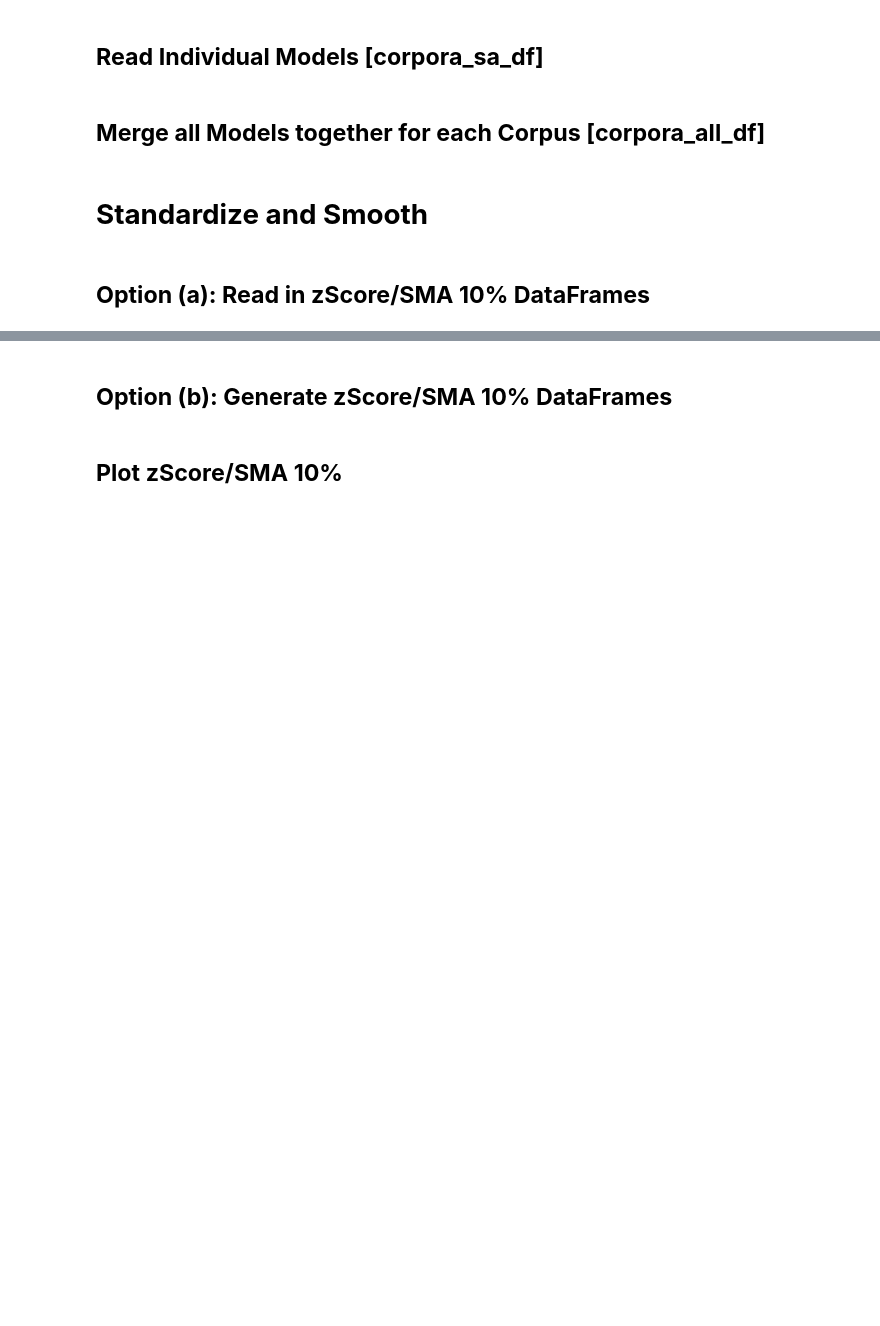
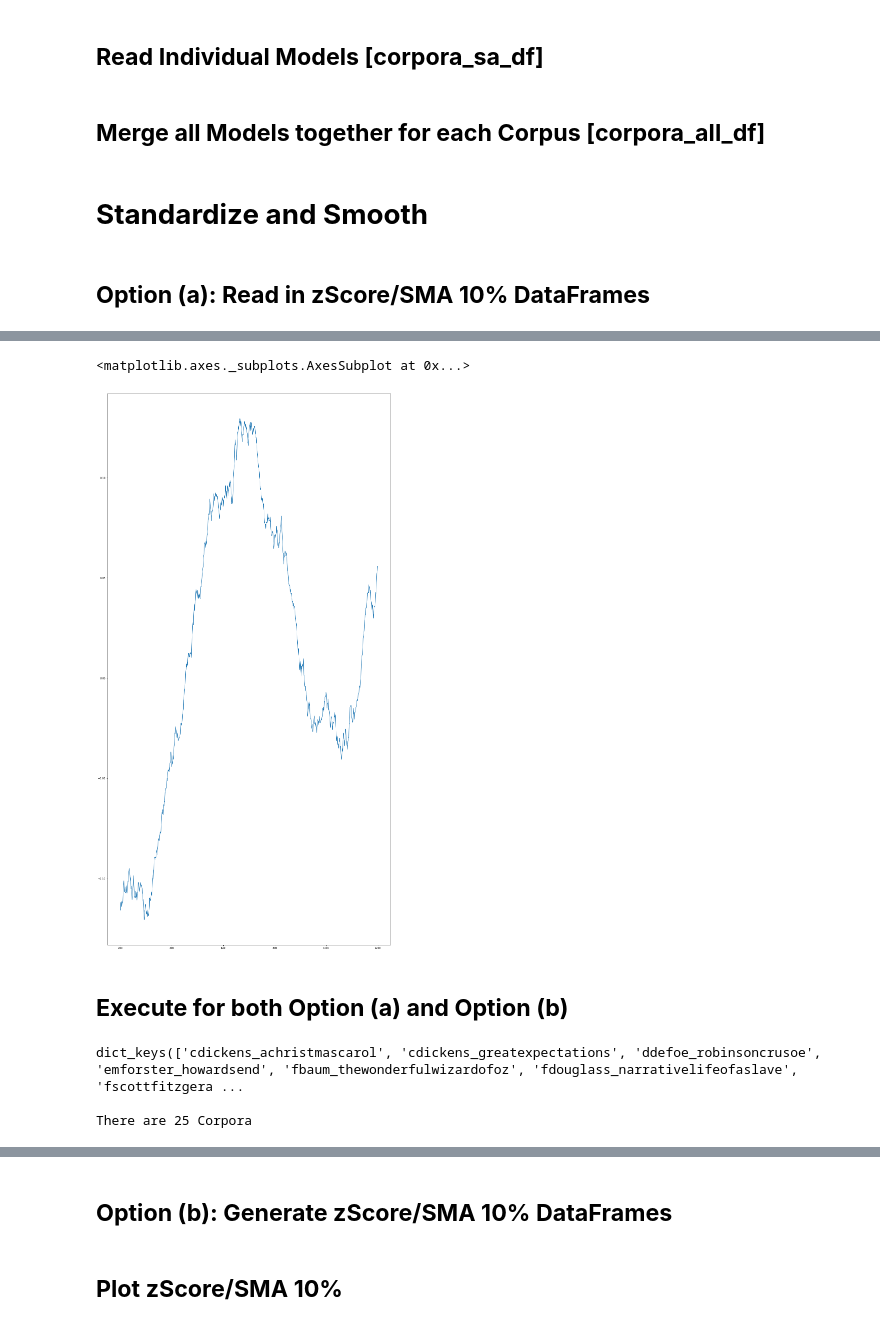
Before and after one commit to jon-chun/sentimentarcs, a Jupyter notebook: sentimentarcs_part7_join_norm.ipynb, the cells around one changed output, grey strips where cells are left out. Drawn from its saved outputs; the diff is of its cells as text; code cells hidden in the pictures; blank space fills up the shorter version.

```diff
--- a/sentimentarcs_part7_join_norm.ipynb
+++ b/sentimentarcs_part7_join_norm.ipynb
@@ -479,7 +484,7 @@ temp_df['pattern'].value_counts()
 
 subdir_all = 'data_corpora_all'
 
-corpora_allz_dt = {}
+corpora_all_dt = {}
 
 for i, acorpus in enumerate(corpora_ls):
 
@@ -487,4 +492,4 @@ for i, acorpus in enumerate(corpora_ls):
 
   print(f'Reading {acorpus} from:\n    {filepath}\n')
 
-  corpora_allz_dt[acorpus] = pd.read_csv(filepath, index_col=[0])
+  corpora_all_dt[acorpus] = pd.read_csv(filepath, index_col=[0])
@@ -494,0 +533,15 @@ corpora_allz_dt['cdickens_achristmascarol'].columns
+# %%
+corpora_all_dt['cdickens_achristmascarol']['median_z'].rolling(400, center=True).mean().plot()
+# %% [output]
+<matplotlib.axes._subplots.AxesSubplot at 0x...>
+[figure, added]
+# %% [markdown]
+## **Execute for both Option (a) and Option (b)**
+# %%
+models_ls = corpora_all_dt.keys()
+print(models_ls)
+print(f'\nThere are {len(models_ls)} Corpora')
+# %% [output]
+dict_keys(['cdickens_achristmascarol', 'cdickens_greatexpectations', 'ddefoe_robinsoncrusoe', 'emforster_howardsend', 'fbaum_thewonderfulwizardofoz', 'fdouglass_narrativelifeofaslave', 'fscottfitzgera ...
+
+There are 25 Corpora
```
Also changed, not shown: parts of 12 cells of this notebook.
